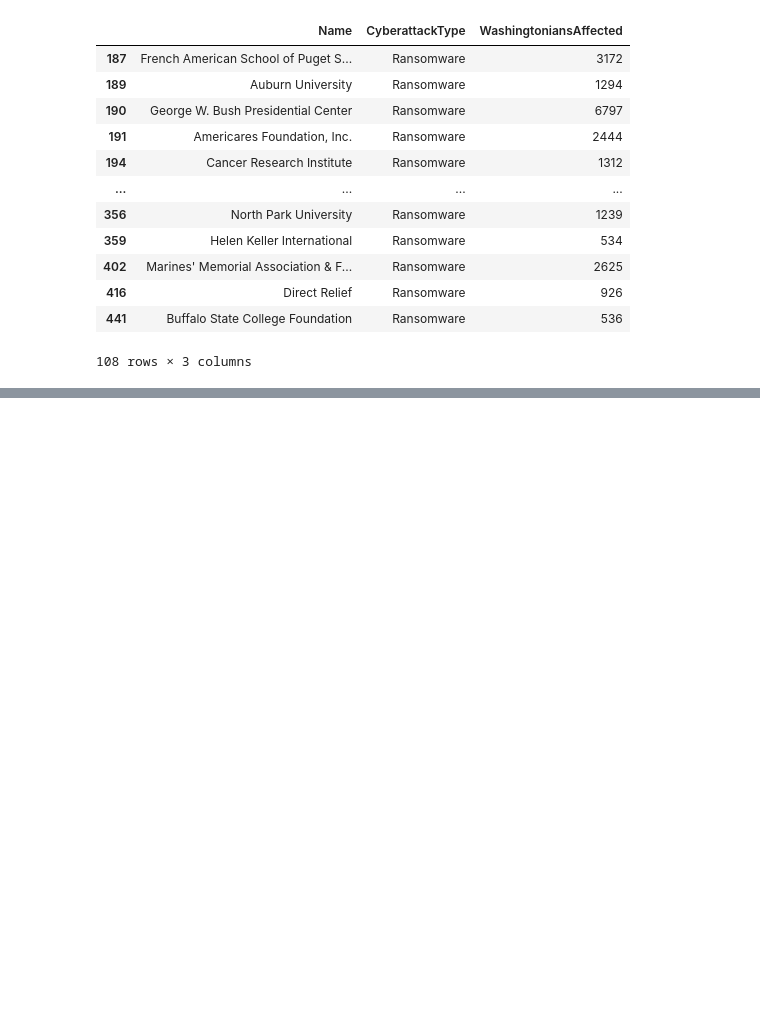
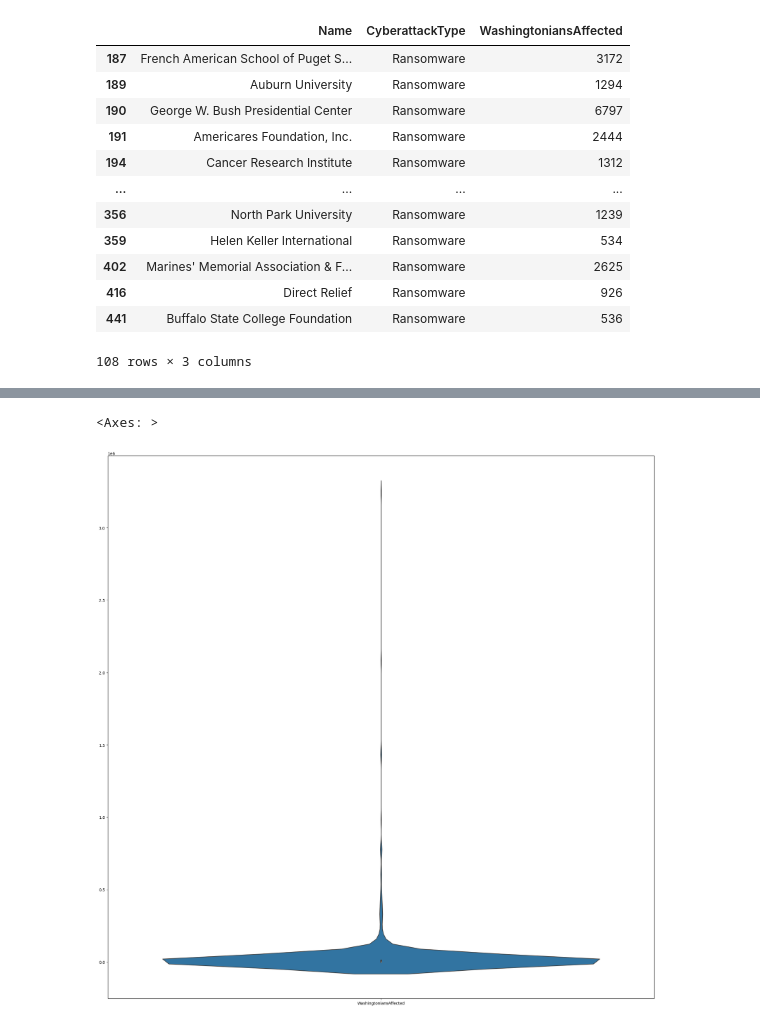
Before and after one commit to IsaacDaHanes/Washington_State_Databreach_Assessment, a Jupyter notebook: notebooks/wastate_databreaches_eda.ipynb, the cells around one changed output, grey strips where cells are left out. Saved outputs shown, nothing was run; the diff lists cells and outputs as text; code cells hidden in the pictures; blank space fills up the shorter version.

```diff
--- a/notebooks/wastate_databreaches_eda.ipynb
+++ b/notebooks/wastate_databreaches_eda.ipynb
@@ -407,0 +440,7 @@ plotdates_notfebsev
+# %%
+fig, ax = plt.subplots(figsize=(25, 25))
+
+sns.violinplot(wa_databreach_df.loc[:, ['WashingtoniansAffected']])
+# %% [output]
+<Axes: >
+[figure, added]
```
Also changed, not shown: parts of 11 cells of this notebook, 4 other files.
